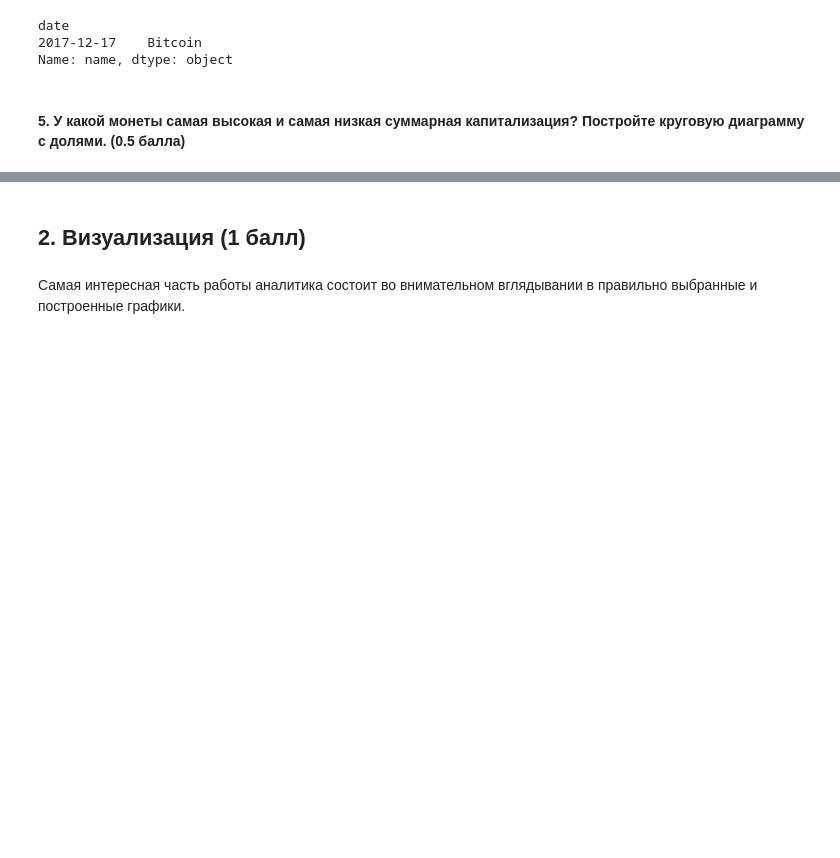
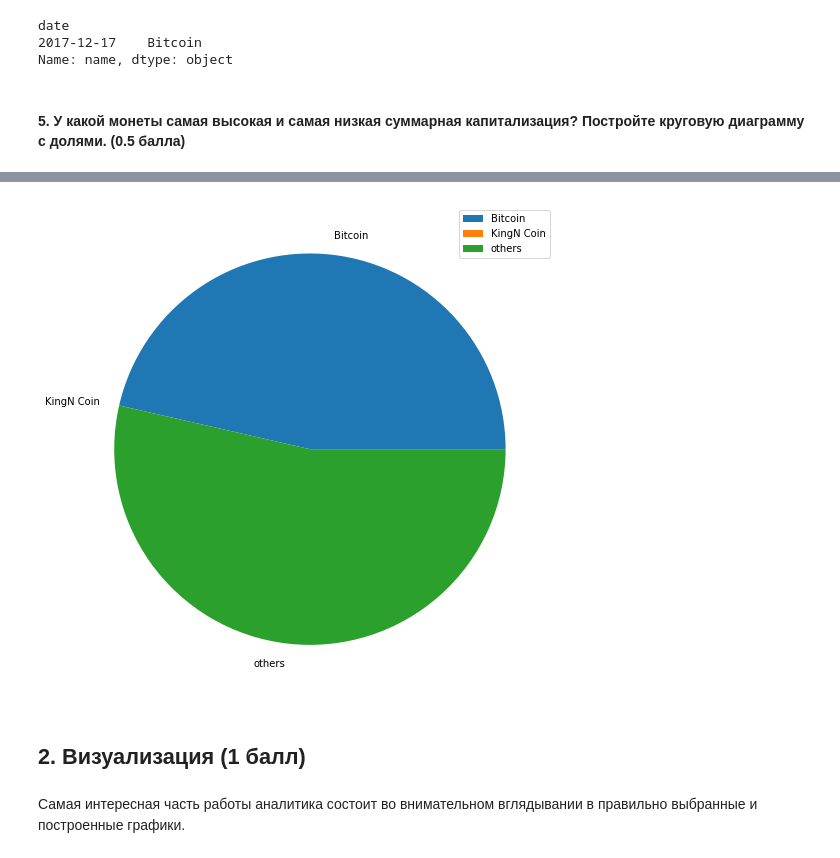
Before and after one commit to PavelSubbotin/pylab, a Jupyter notebook: pylab.ipynb, the cells around one changed output, grey strips where cells are left out. Cells and saved outputs as stored; diff of their text form; code cells hidden in the pictures; blank space fills up the shorter version.

```diff
--- a/pylab.ipynb
+++ b/pylab.ipynb
@@ -96,0 +121,6 @@ Min:  KingN Coin
+# %%
+data = coins.loc[coins.index.max()]
+# %%
+graph = data[(data['market'] == data['market'].max()) | (data['market'] == data['market'].min())][['market', 'name']]
+# %%
+graph.loc[3] = [data['market'].sum() - graph['market'].sum(), 'others'] # Добавим сумму капитализаций остальных монет
@@ -97,3 +135,10 @@ Min:  KingN Coin
+# %%
+plt.figure(figsize=(16, 9))
+plt.pie(graph['market'], labels=graph['name'])
+plt.legend(graph['name'], loc='best')
+plt.show()
+# %% [output]
+[figure, added]
 # %% [markdown]
 ## 2. Визуализация (1 балл)
 # %% [markdown]
```
Also changed, not shown: parts of 5 cells of this notebook.
